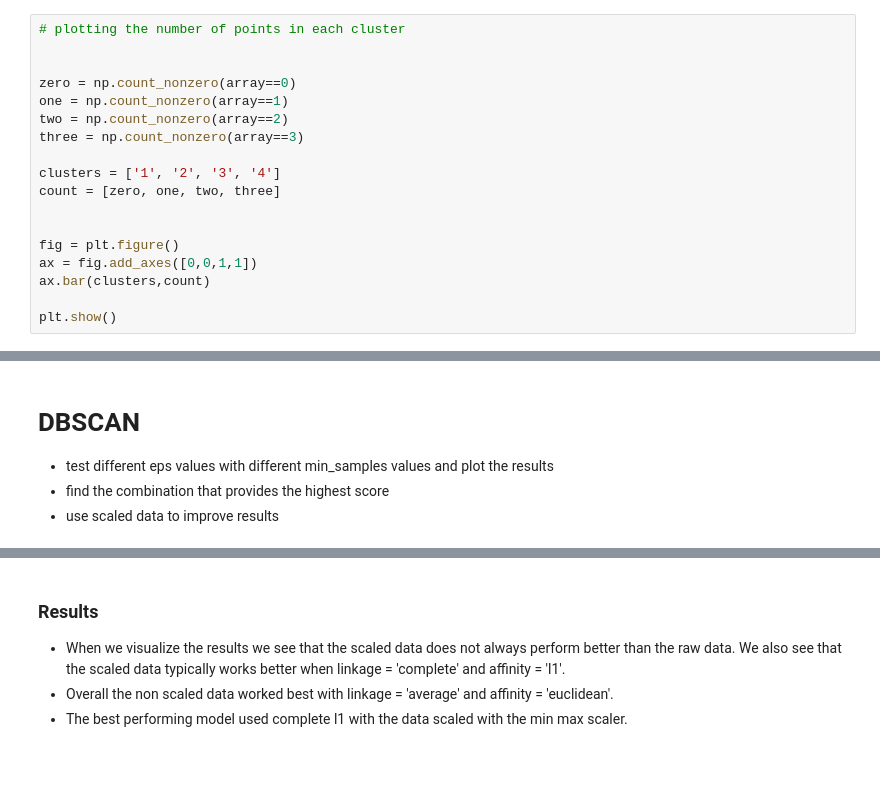
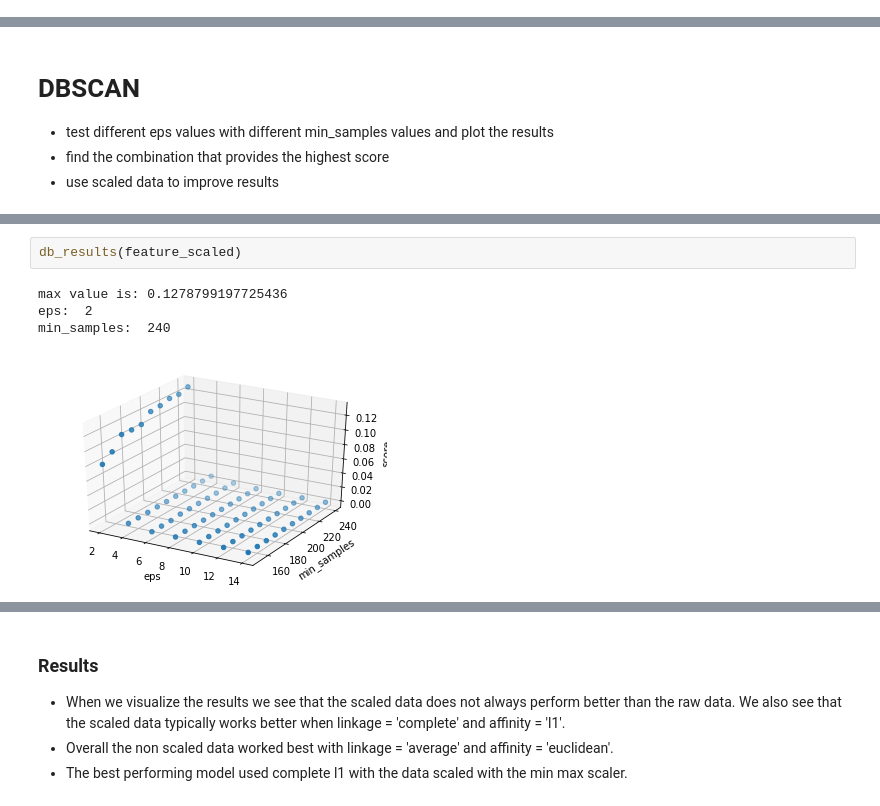
Before and after one commit to avneetgill/ensf544Project, a Jupyter notebook: Project1.2/Q3.ipynb, the cells around one changed output, grey strips where cells are left out. Saved outputs shown, nothing was run; the diff lists cells and outputs as text; blank space fills up the shorter version.

```diff
--- a/Project1.2/Q3.ipynb
+++ b/Project1.2/Q3.ipynb
@@ -154,18 +156,0 @@ elkan 9 0.1792795183615587
-# %%
-# plotting the number of points in each cluster
-
-
-zero = np.count_nonzero(array==0)
-one = np.count_nonzero(array==1)
-two = np.count_nonzero(array==2)
-three = np.count_nonzero(array==3)
-
-clusters = ['1', '2', '3', '4']
-count = [zero, one, two, three]
-
-
-fig = plt.figure()
-ax = fig.add_axes([0,0,1,1])
-ax.bar(clusters,count)
-
-plt.show()
@@ -243,3 +212,10 @@ max value is: 0.23513134334058194
 eps:  10
 min_samples:  200
 [figure]
+# %%
+db_results(feature_scaled)
+# %% [output]
+max value is: 0.1278799197725436
+eps:  2
+min_samples:  240
+[figure, added]
```
Also changed, not shown: parts of 26 cells of this notebook.
